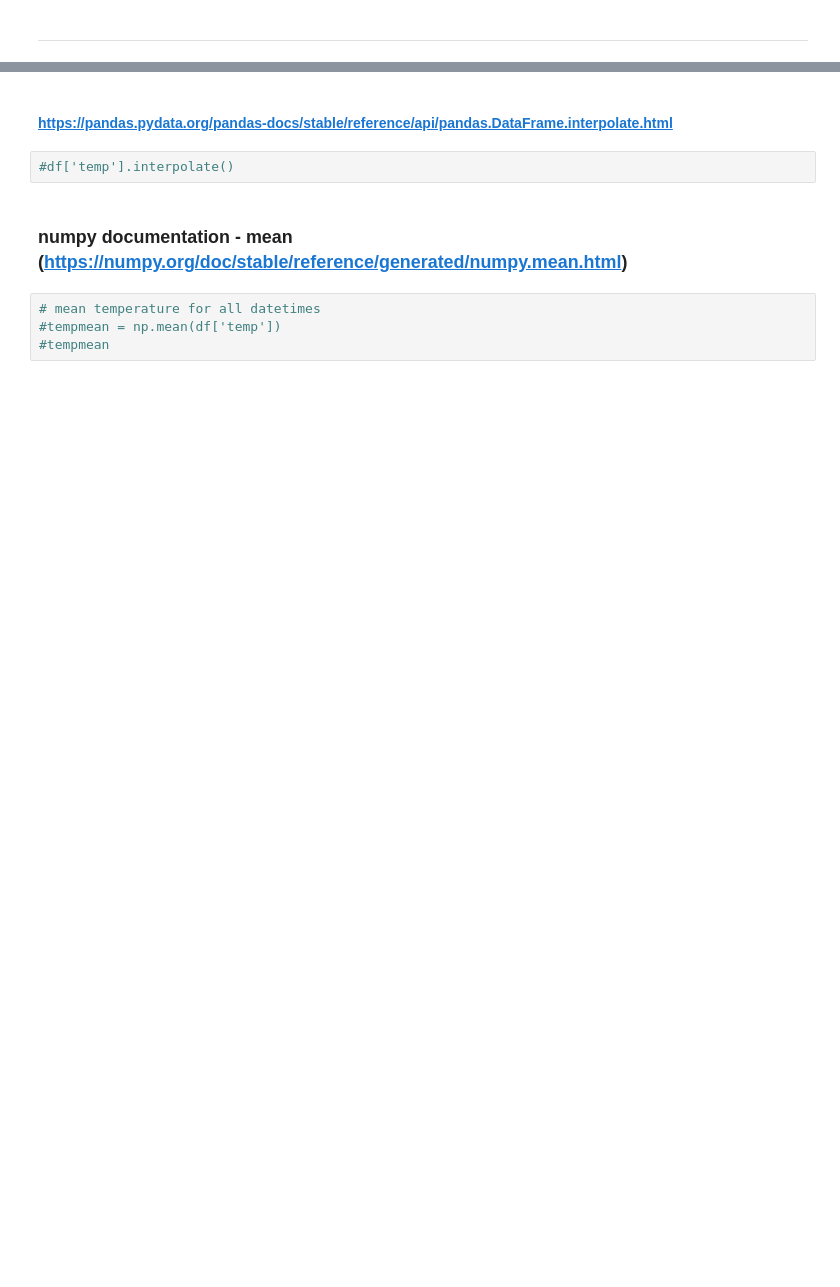
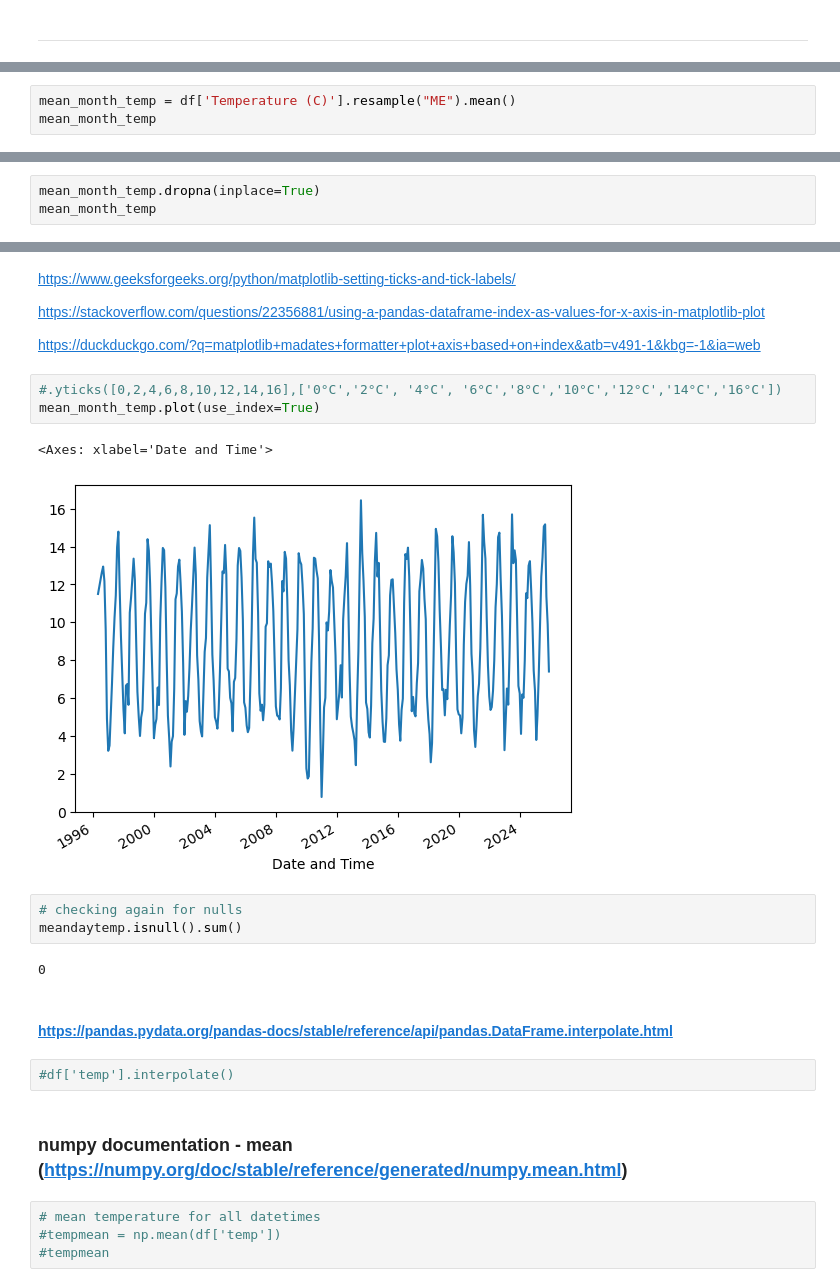
Before and after one commit to FaolanH/programming-for-data-analytics, a Jupyter notebook: pfda-assignments/assignment06_weather.ipynb, the cells around one changed output, grey strips where cells are left out. Drawn from its saved outputs; the diff is of its cells as text; blank space fills up the shorter version.

```diff
--- a/pfda-assignments/assignment06_weather.ipynb
+++ b/pfda-assignments/assignment06_weather.ipynb
@@ -204,0 +282,3 @@ Name: 1996-08-01 22:00:00, dtype: object
+# %%
+mean_month_temp = df['Temperature (C)'].resample("ME").mean()
+mean_month_temp
@@ -204,0 +299,3 @@ Name: 1996-08-01 22:00:00, dtype: object
+# %%
+mean_month_temp.dropna(inplace=True)
+mean_month_temp
@@ -205,3 +316,20 @@ Name: 1996-08-01 22:00:00, dtype: object
+# %% [markdown]
+https://www.geeksforgeeks.org/python/matplotlib-setting-ticks-and-tick-labels/
+
+https://stackoverflow.com/questions/22356881/using-a-pandas-dataframe-index-as-values-for-x-axis-in-matplotlib-plot
+
+https://duckduckgo.com/?q=matplotlib+madates+formatter+plot+axis+based+on+index&atb=v491-1&kbg=-1&ia=web
+# %%
+#.yticks([0,2,4,6,8,10,12,14,16],['0°C','2°C', '4°C', '6°C','8°C','10°C','12°C','14°C','16°C'])
+mean_month_temp.plot(use_index=True)
+# %% [output]
+<Axes: xlabel='Date and Time'>
+[figure, added]
+# %%
+# checking again for nulls
+meandaytemp.isnull().sum()
+# %% [output]
+0
 # %% [markdown]
 #### https://pandas.pydata.org/pandas-docs/stable/reference/api/pandas.DataFrame.interpolate.html
 # %%
```
Also changed, not shown: parts of 13 cells of this notebook.
